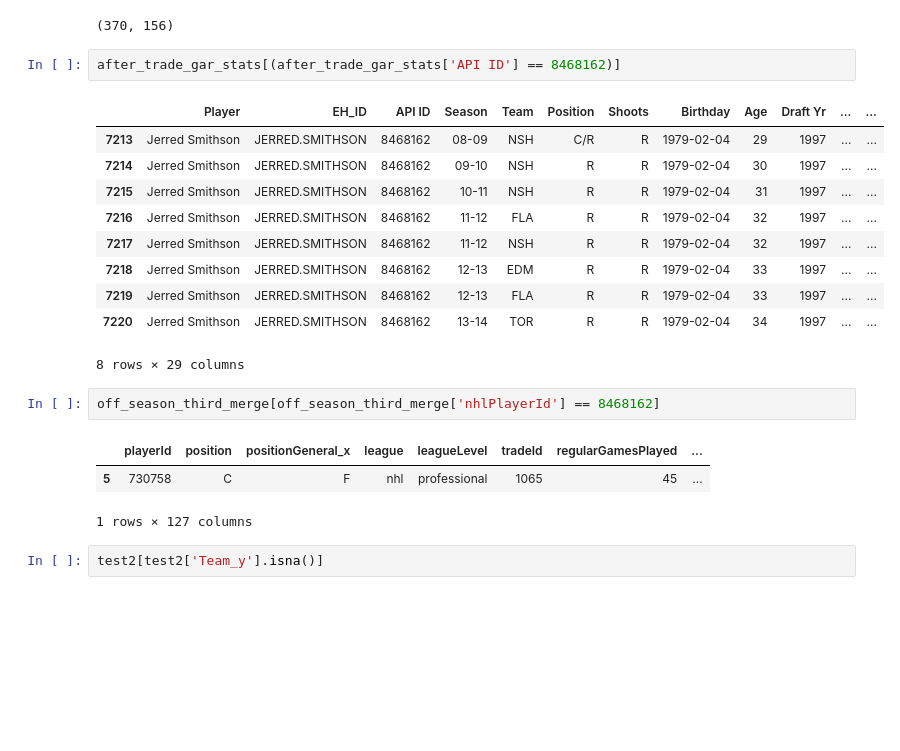
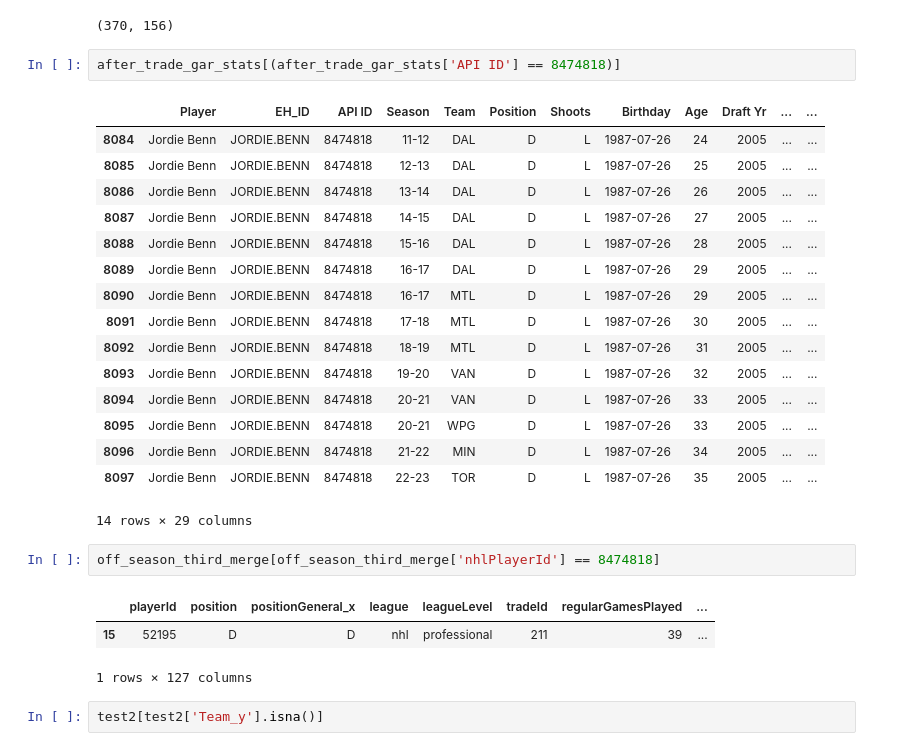
Before and after one commit to ahaze65/NHL_2025_Spring_2026, a Jupyter notebook: Code/Data_Merging_GAR.ipynb, the cells around one changed output. Cells and saved outputs as stored; diff of their text form; blank space fills up the shorter version.

```diff
--- a/Code/Data_Merging_GAR.ipynb
+++ b/Code/Data_Merging_GAR.ipynb
@@ -462,23 +464,29 @@ test2.shape
 # %% [output]
 (370, 156)
 # %%
-after_trade_gar_stats[(after_trade_gar_stats['API ID'] == 8468162)]
+after_trade_gar_stats[(after_trade_gar_stats['API ID'] == 8474818)]
 # %% [output]
 |  | Player | EH_ID | API ID | Season | Team | Position | Shoots | Birthday | Age | Draft Yr | ... | ... |
-| 7213 | Jerred Smithson | JERRED.SMITHSON | 8468162 | 08-09 | NSH | C/R | R | 1979-02-04 | 29 | 1997 | ... | ... |
-| 7214 | Jerred Smithson | JERRED.SMITHSON | 8468162 | 09-10 | NSH | R | R | 1979-02-04 | 30 | 1997 | ... | ... |
-| 7215 | Jerred Smithson | JERRED.SMITHSON | 8468162 | 10-11 | NSH | R | R | 1979-02-04 | 31 | 1997 | ... | ... |
-| 7216 | Jerred Smithson | JERRED.SMITHSON | 8468162 | 11-12 | FLA | R | R | 1979-02-04 | 32 | 1997 | ... | ... |
-| 7217 | Jerred Smithson | JERRED.SMITHSON | 8468162 | 11-12 | NSH | R | R | 1979-02-04 | 32 | 1997 | ... | ... |
-| 7218 | Jerred Smithson | JERRED.SMITHSON | 8468162 | 12-13 | EDM | R | R | 1979-02-04 | 33 | 1997 | ... | ... |
-| 7219 | Jerred Smithson | JERRED.SMITHSON | 8468162 | 12-13 | FLA | R | R | 1979-02-04 | 33 | 1997 | ... | ... |
-| 7220 | Jerred Smithson | JERRED.SMITHSON | 8468162 | 13-14 | TOR | R | R | 1979-02-04 | 34 | 1997 | ... | ... |
+| 8084 | Jordie Benn | JORDIE.BENN | 8474818 | 11-12 | DAL | D | L | 1987-07-26 | 24 | 2005 | ... | ... |
+| 8085 | Jordie Benn | JORDIE.BENN | 8474818 | 12-13 | DAL | D | L | 1987-07-26 | 25 | 2005 | ... | ... |
+| 8086 | Jordie Benn | JORDIE.BENN | 8474818 | 13-14 | DAL | D | L | 1987-07-26 | 26 | 2005 | ... | ... |
+| 8087 | Jordie Benn | JORDIE.BENN | 8474818 | 14-15 | DAL | D | L | 1987-07-26 | 27 | 2005 | ... | ... |
+| 8088 | Jordie Benn | JORDIE.BENN | 8474818 | 15-16 | DAL | D | L | 1987-07-26 | 28 | 2005 | ... | ... |
+| 8089 | Jordie Benn | JORDIE.BENN | 8474818 | 16-17 | DAL | D | L | 1987-07-26 | 29 | 2005 | ... | ... |
+| 8090 | Jordie Benn | JORDIE.BENN | 8474818 | 16-17 | MTL | D | L | 1987-07-26 | 29 | 2005 | ... | ... |
+| 8091 | Jordie Benn | JORDIE.BENN | 8474818 | 17-18 | MTL | D | L | 1987-07-26 | 30 | 2005 | ... | ... |
+| 8092 | Jordie Benn | JORDIE.BENN | 8474818 | 18-19 | MTL | D | L | 1987-07-26 | 31 | 2005 | ... | ... |
+| 8093 | Jordie Benn | JORDIE.BENN | 8474818 | 19-20 | VAN | D | L | 1987-07-26 | 32 | 2005 | ... | ... |
+| 8094 | Jordie Benn | JORDIE.BENN | 8474818 | 20-21 | VAN | D | L | 1987-07-26 | 33 | 2005 | ... | ... |
+| 8095 | Jordie Benn | JORDIE.BENN | 8474818 | 20-21 | WPG | D | L | 1987-07-26 | 33 | 2005 | ... | ... |
+| 8096 | Jordie Benn | JORDIE.BENN | 8474818 | 21-22 | MIN | D | L | 1987-07-26 | 34 | 2005 | ... | ... |
+| 8097 | Jordie Benn | JORDIE.BENN | 8474818 | 22-23 | TOR | D | L | 1987-07-26 | 35 | 2005 | ... | ... |
-8 rows × 29 columns
+14 rows × 29 columns
 # %%
-off_season_third_merge[off_season_third_merge['nhlPlayerId'] == 8468162]
+off_season_third_merge[off_season_third_merge['nhlPlayerId'] == 8474818]
 # %% [output]
 |  | playerId | position | positionGeneral_x | league | leagueLevel | tradeId | regularGamesPlayed | ... |
-| 5 | 730758 | C | F | nhl | professional | 1065 | 45 | ... |
+| 15 | 52195 | D | D | nhl | professional | 211 | 39 | ... |
 1 rows × 127 columns
 # %%
 test2[test2['Team_y'].isna()]
```
Also changed, not shown: parts of 2 cells of this notebook.
